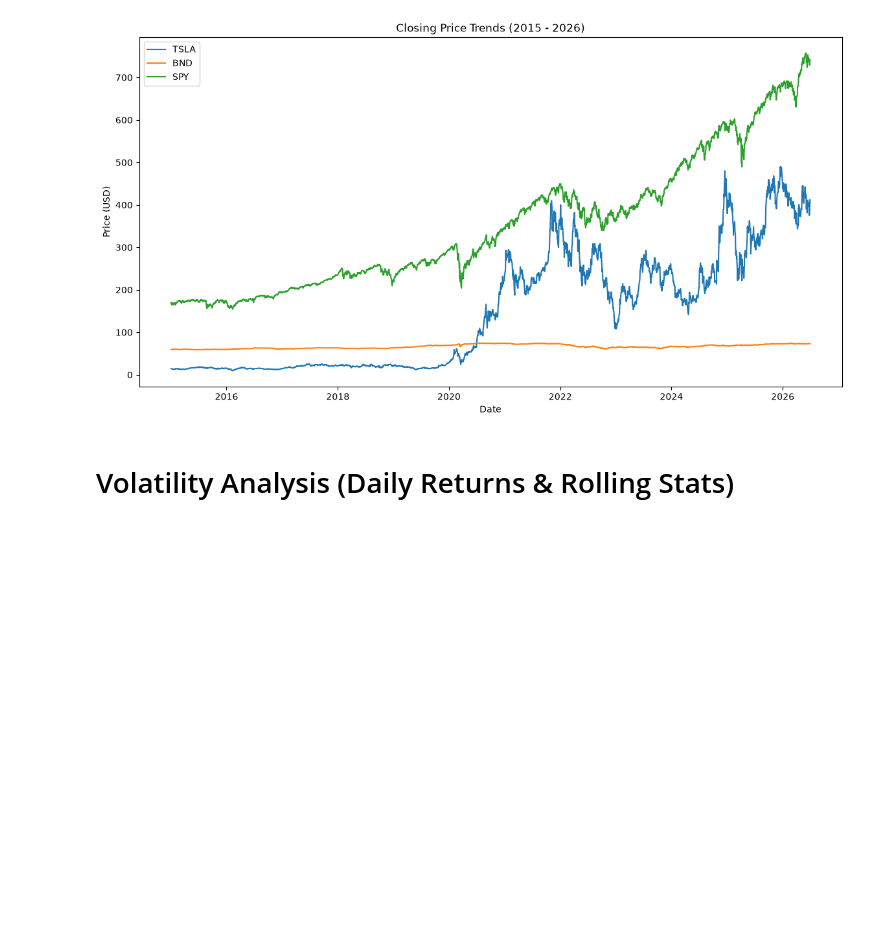
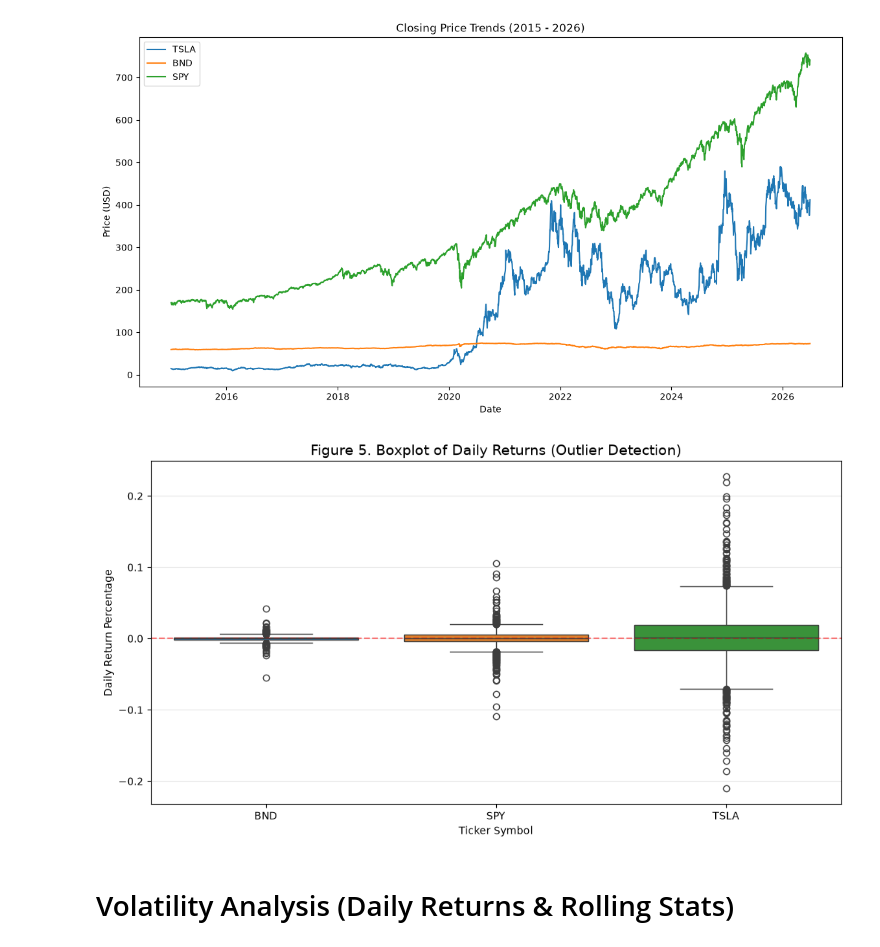
Before and after one commit to bethelhemf/Time-Series-Forecasting-for-Portfolio-Management-Optimization, a Jupyter notebook: portfolio-optimization/notebooks/01_data_acquisition.ipynb, the cells around one changed output. Cells and saved outputs as stored; diff of their text form; code cells hidden in the pictures; blank space fills up the shorter version.

```diff
--- a/portfolio-optimization/notebooks/01_data_acquisition.ipynb
+++ b/portfolio-optimization/notebooks/01_data_acquisition.ipynb
@@ -83,6 +100,23 @@ plt.legend()
 plt.show()
 # %% [output]
 [figure]
+# %%
+# --- Risk Analysis: Boxplot of Daily Returns ---
+
+plt.figure(figsize=(12, 6))
+sns.boxplot(data=returns)
+
+plt.title('Figure 5. Boxplot of Daily Returns (Outlier Detection)', fontsize=14)
+plt.ylabel('Daily Return Percentage')
+plt.xlabel('Ticker Symbol')
+plt.grid(axis='y', alpha=0.3)
+
+# Add a horizontal line at 0 for reference
+plt.axhline(0, color='red', linestyle='--', alpha=0.5)
+
+plt.show()
+# %% [output]
+[figure, added]
 # %% [markdown]
 # Volatility Analysis (Daily Returns & Rolling Stats)
 # %%
```
Also changed, not shown: parts of 6 cells of this notebook, 8 other files.
